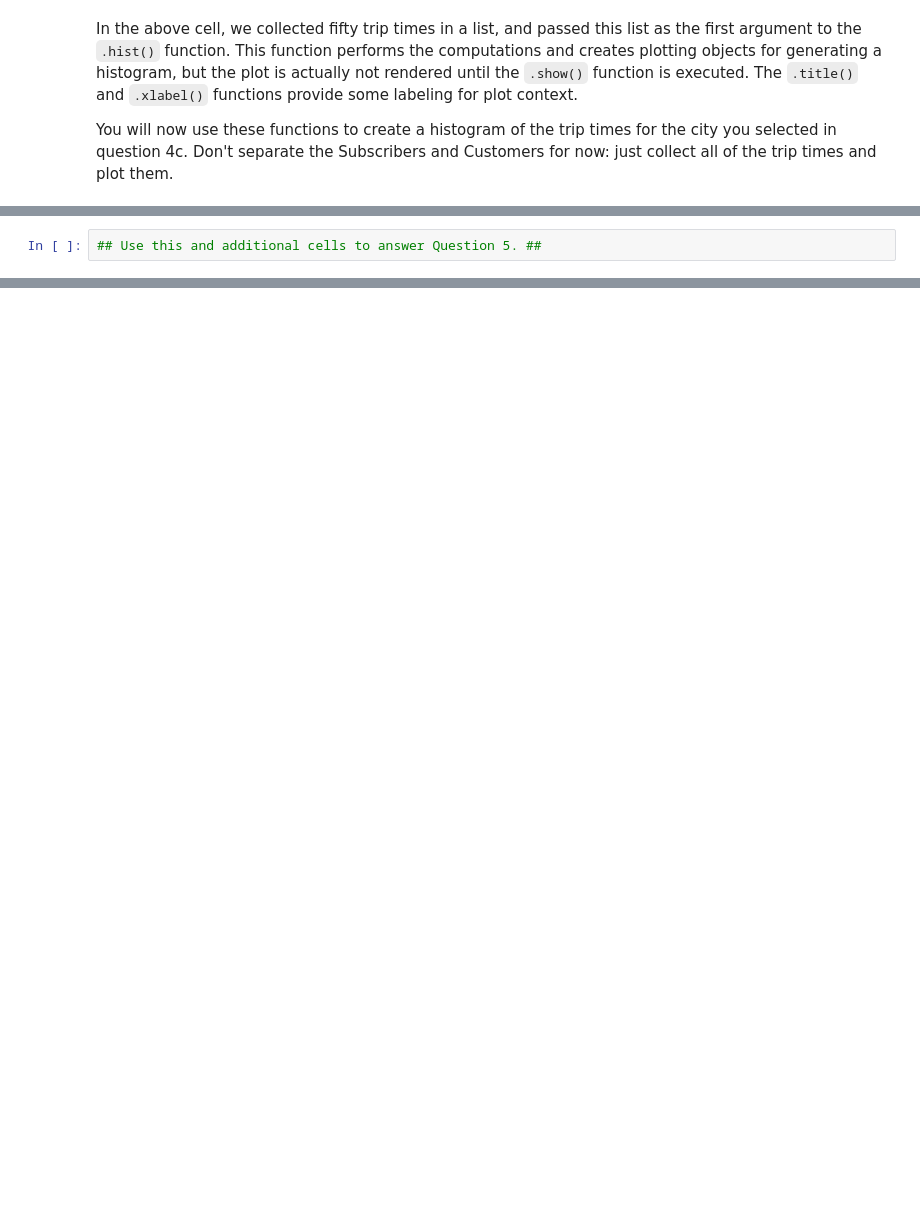
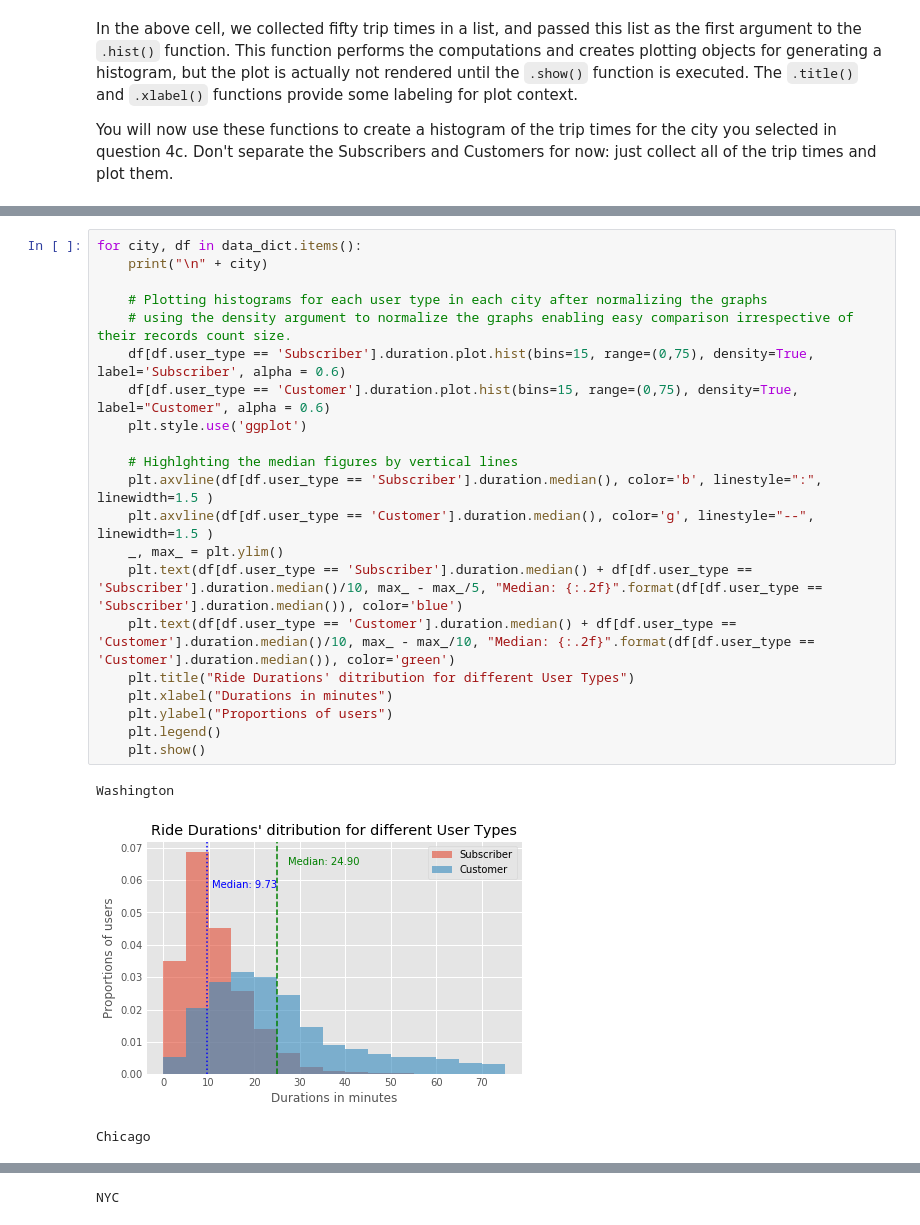
Before and after one commit to OsamaHamdyOsman/DAND_Udacity_Us_Bikeshare_analysis, a Jupyter notebook: Bike_Share_Analysis.ipynb, the cells around one changed output, grey strips where cells are left out. Cells and saved outputs as stored; diff of their text form; blank space fills up the shorter version.

```diff
--- a/Bike_Share_Analysis.ipynb
+++ b/Bike_Share_Analysis.ipynb
@@ -688,2 +806,25 @@ If you followed the use of the `.hist()` and `.show()` functions exactly like in
-# %%
-## Use this and additional cells to answer Question 5. ##
+# %%
+for city, df in data_dict.items():
+    print("\n" + city)
+
+    # Plotting histograms for each user type in each city after normalizing the graphs
+    # using the density argument to normalize the graphs enabling easy comparison irrespective of their records count size.
+    df[df.user_type == 'Subscriber'].duration.plot.hist(bins=15, range=(0,75), density=True, label='Subscriber', alpha = 0.6)
+    df[df.user_type == 'Customer'].duration.plot.hist(bins=15, range=(0,75), density=True, label="Customer", alpha = 0.6)
+    plt.style.use('ggplot')
+
+    # Highlghting the median figures by vertical lines
+    plt.axvline(df[df.user_type == 'Subscriber'].duration.median(), color='b', linestyle=":", linewidth=1.5 )
+    plt.axvline(df[df.user_type == 'Customer'].duration.median(), color='g', linestyle="--", linewidth=1.5 )
+    _, max_ = plt.ylim()
+    plt.text(df[df.user_type == 'Subscriber'].duration.median() + df[df.user_type == 'Subscriber'].duration.median()/10, max_ - max_/5, "Median: {:.2f}".format(df[df.user_type == 'Subscriber'].duration.median()), color='blue')
+    plt.text(df[df.user_type == 'Customer'].duration.median() + df[df.user_type == 'Customer'].duration.median()/10, max_ - max_/10, "Median: {:.2f}".format(df[df.user_type == 'Customer'].duration.median()), color='green')
+    plt.title("Ride Durations' ditribution for different User Types")
+    plt.xlabel("Durations in minutes")
+    plt.ylabel("Proportions of users")
+    plt.legend()
+    plt.show()
+# %% [output]
+Washington
+[figure, added]
+Chicago
@@ -689,0 +832 @@ If you followed the use of the `.hist()` and `.show()` functions exactly like in
+NYC
```
Also changed, not shown: parts of 23 cells of this notebook, 2 other files.
